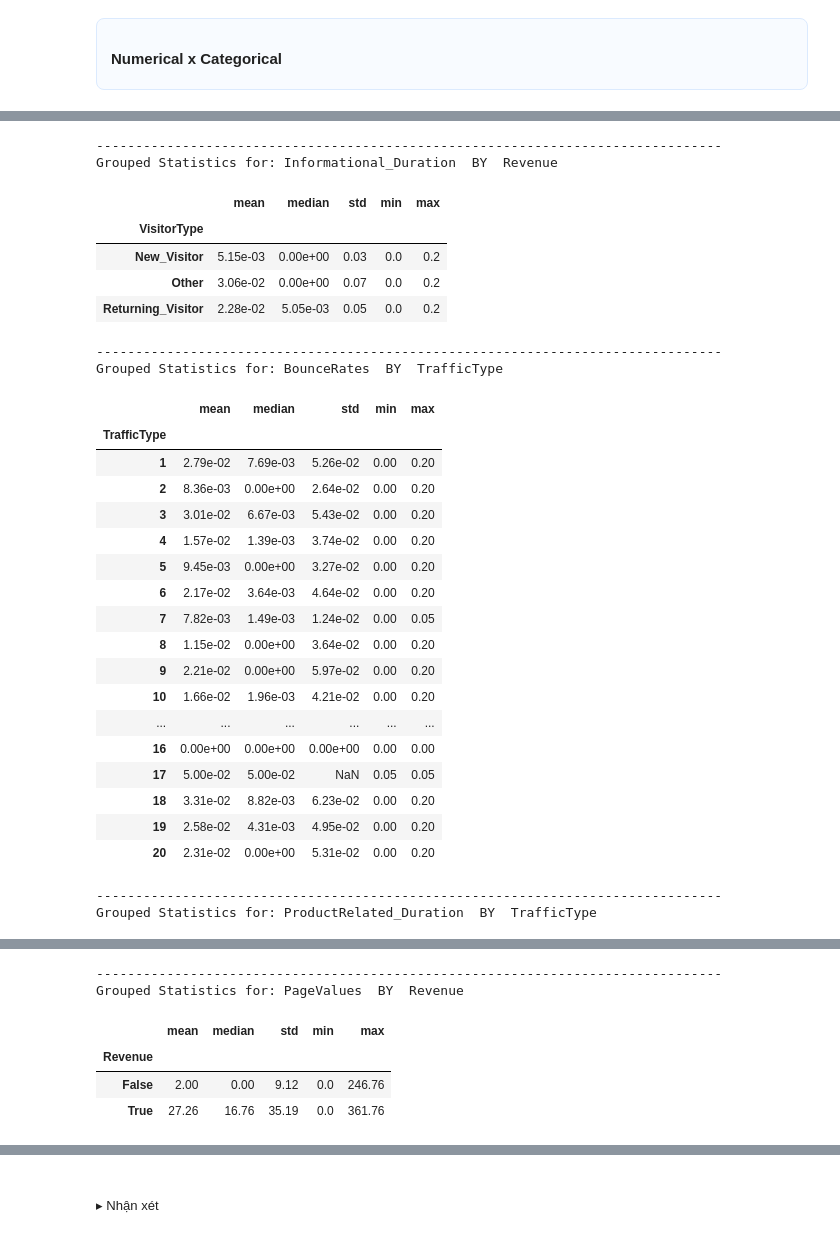
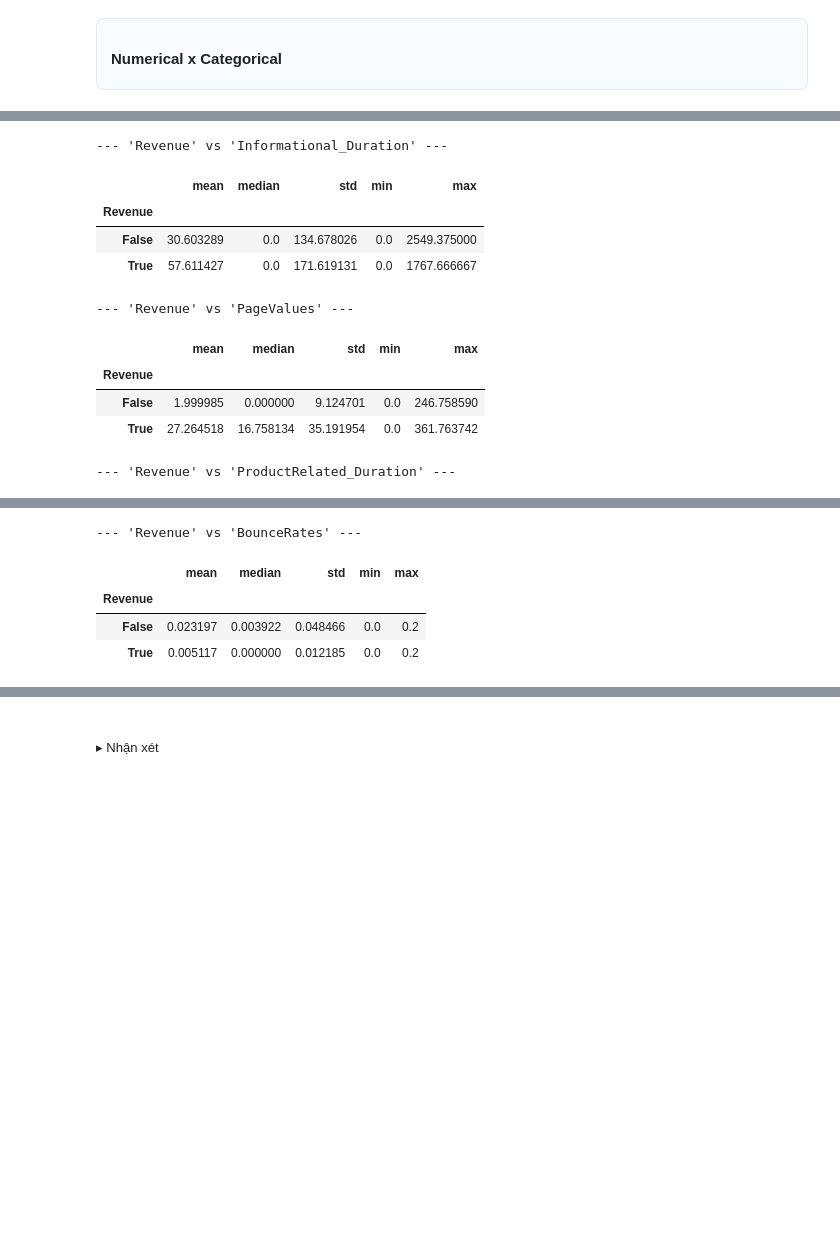
Before and after one commit to pnquyn/FinalProject_P4DataScience, a Jupyter notebook: project.ipynb, the cells around one changed output, grey strips where cells are left out. Saved outputs shown, nothing was run; the diff lists cells and outputs as text; code cells hidden in the pictures; blank space fills up the shorter version.

```diff
--- a/project.ipynb
+++ b/project.ipynb
@@ -2026,7 +2039,7 @@ Việc so sánh thống kê (Trung bình, Trung vị) của các chỉ số đ
 # %%
 def grouped_stats(df, cat_col, num_col):
     """
-    Tạo bảng thống kê nhóm cho numerical × categorical
+    Tạo bảng thống kê nhóm cho numerical x categorical
     Gồm mean, median, std, min, max
     """
     table = df.groupby(cat_col, observed=False)[num_col].agg(
@@ -2036,33 +2051,10 @@ def grouped_stats(df, cat_col, num_col):
 # %%
-# Danh sách categorical quan trọng
-important_cats = [
-    # 'VisitorType',
-    # 'TrafficType',
-    'Revenue'
+numerics = [
+    'Administrative_Duration', 'Informational_Duration', 'PageValues',
+    'ProductRelated_Duration', 'BounceRates', 'SpecialDay'
 ]
 
-# Map: mỗi categorical nên kết hợp với numerical nào
-cat_num_map = {
-    # 'VisitorType': ['ProductRelated_Duration', 'BounceRates'],
-    # 'TrafficType': ['BounceRates', 'ProductRelated_Duration'],
-    'Revenue': ['Administrative_Duration', 'Informational_Duration', 'PageValues', 'ProductRelated_Duration', 'BounceRates', 'SpecialDay']
-}
-
-# Nếu categorical không có trong map thì dùng toàn bộ numeric
-default_nums = [
-    'ProductRelated', 'ProductRelated_Duration',
-    'Administrative_Duration', 'Informational_Duration',
-    'BounceRates', 'ExitRates', 'PageValues', 'SpecialDay'
-]
-
-# Loop tạo toàn bộ bảng thống kê numerical × categorical
-for cat in important_cats:
-    nums = cat_num_map.get(cat, default_nums)
-
-    for num in nums:
-        print("-" * 80)
-        print(f"Grouped Statistics for: {num}  BY  {cat}")
-
-        table = grouped_stats(data, cat, num)
-        display(table)
+for num in numerics:
+    print(f"\n--- 'Revenue' vs '{num}' ---")
+    display(grouped_stats(data, 'Revenue', num))
 # %% [output]
@@ -2076,30 +2066,12 @@ Grouped Statistics for: Administrative_Duration  BY  Revenue
---------------------------------------------------------------------------------
-Grouped Statistics for: Informational_Duration  BY  Revenue
+--- 'Revenue' vs 'Informational_Duration' ---
 |  | mean | median | std | min | max |
-| VisitorType |  |  |  |  |  |
-| New_Visitor | 5.15e-03 | 0.00e+00 | 0.03 | 0.0 | 0.2 |
-| Other | 3.06e-02 | 0.00e+00 | 0.07 | 0.0 | 0.2 |
-| Returning_Visitor | 2.28e-02 | 5.05e-03 | 0.05 | 0.0 | 0.2 |
+| Revenue |  |  |  |  |  |
+| False | 30.603289 | 0.0 | 134.678026 | 0.0 | 2549.375000 |
+| True | 57.611427 | 0.0 | 171.619131 | 0.0 | 1767.666667 |
---------------------------------------------------------------------------------
-Grouped Statistics for: BounceRates  BY  TrafficType
+--- 'Revenue' vs 'PageValues' ---
 |  | mean | median | std | min | max |
-| TrafficType |  |  |  |  |  |
-| 1 | 2.79e-02 | 7.69e-03 | 5.26e-02 | 0.00 | 0.20 |
-| 2 | 8.36e-03 | 0.00e+00 | 2.64e-02 | 0.00 | 0.20 |
-| 3 | 3.01e-02 | 6.67e-03 | 5.43e-02 | 0.00 | 0.20 |
-| 4 | 1.57e-02 | 1.39e-03 | 3.74e-02 | 0.00 | 0.20 |
-| 5 | 9.45e-03 | 0.00e+00 | 3.27e-02 | 0.00 | 0.20 |
-| 6 | 2.17e-02 | 3.64e-03 | 4.64e-02 | 0.00 | 0.20 |
-| 7 | 7.82e-03 | 1.49e-03 | 1.24e-02 | 0.00 | 0.05 |
-| 8 | 1.15e-02 | 0.00e+00 | 3.64e-02 | 0.00 | 0.20 |
-| 9 | 2.21e-02 | 0.00e+00 | 5.97e-02 | 0.00 | 0.20 |
-| 10 | 1.66e-02 | 1.96e-03 | 4.21e-02 | 0.00 | 0.20 |
-| ... | ... | ... | ... | ... | ... |
-| 16 | 0.00e+00 | 0.00e+00 | 0.00e+00 | 0.00 | 0.00 |
-| 17 | 5.00e-02 | 5.00e-02 | NaN | 0.05 | 0.05 |
-| 18 | 3.31e-02 | 8.82e-03 | 6.23e-02 | 0.00 | 0.20 |
-| 19 | 2.58e-02 | 4.31e-03 | 4.95e-02 | 0.00 | 0.20 |
-| 20 | 2.31e-02 | 0.00e+00 | 5.31e-02 | 0.00 | 0.20 |
+| Revenue |  |  |  |  |  |
+| False | 1.999985 | 0.000000 | 9.124701 | 0.0 | 246.758590 |
+| True | 27.264518 | 16.758134 | 35.191954 | 0.0 | 361.763742 |
---------------------------------------------------------------------------------
-Grouped Statistics for: ProductRelated_Duration  BY  TrafficType
+--- 'Revenue' vs 'ProductRelated_Duration' ---
 |  | mean | median | std | min | max |
@@ -2123,6 +2081,5 @@ Grouped Statistics for: ProductRelated_Duration  BY  TrafficType
---------------------------------------------------------------------------------
-Grouped Statistics for: PageValues  BY  Revenue
+--- 'Revenue' vs 'BounceRates' ---
 |  | mean | median | std | min | max |
 | Revenue |  |  |  |  |  |
-| False | 2.00 | 0.00 | 9.12 | 0.0 | 246.76 |
-| True | 27.26 | 16.76 | 35.19 | 0.0 | 361.76 |
+| False | 0.023197 | 0.003922 | 0.048466 | 0.0 | 0.2 |
+| True | 0.005117 | 0.000000 | 0.012185 | 0.0 | 0.2 |
```
Also changed, not shown: parts of 25 cells of this notebook.
